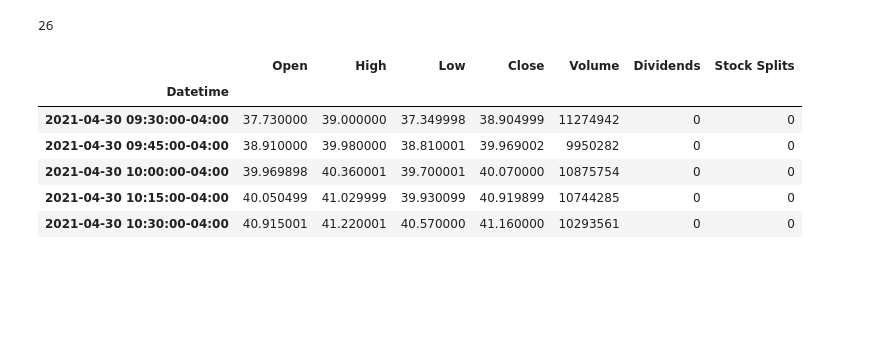
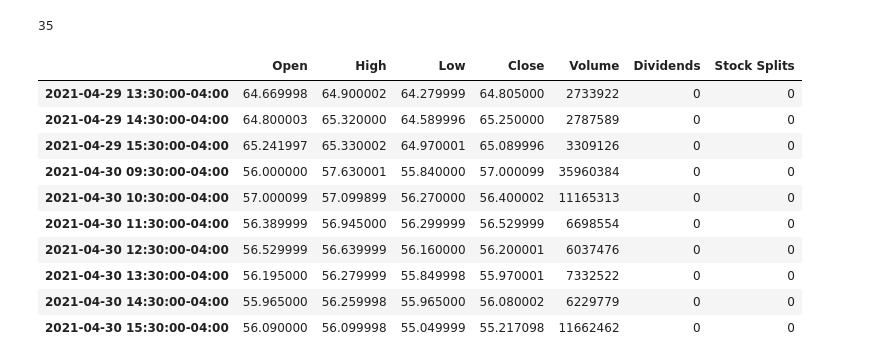
Before and after one commit to yoavnavon/stocks-bot, a Jupyter notebook: samples.ipynb, the cells around one changed output. Saved outputs shown, nothing was run; the diff lists cells and outputs as text; code cells hidden in the pictures; blank space fills up the shorter version.

```diff
--- a/samples.ipynb
+++ b/samples.ipynb
@@ -13,26 +13,30 @@ from utils import plot_history
 # %%
 sns.set_style('darkgrid')
 # %%
-ticker = "NIO"
+ticker = "TWTR"
 stock = yf.Ticker(ticker)
 # %%
-period = "1mo"
+period = "1wk"
 interval = "1h"
 #period = "1d"
 #interval = "15m"
 hist = stock.history(period=period, interval=interval)
 # %%
 print(len(hist))
-hist.head()
+hist.tail(10)
 # %% [output]
-26
+35
 |  | Open | High | Low | Close | Volume | Dividends | Stock Splits |
-| Datetime |  |  |  |  |  |  |  |
-| 2021-04-30 09:30:00-04:00 | 37.730000 | 39.000000 | 37.349998 | 38.904999 | 11274942 | 0 | 0 |
-| 2021-04-30 09:45:00-04:00 | 38.910000 | 39.980000 | 38.810001 | 39.969002 | 9950282 | 0 | 0 |
-| 2021-04-30 10:00:00-04:00 | 39.969898 | 40.360001 | 39.700001 | 40.070000 | 10875754 | 0 | 0 |
-| 2021-04-30 10:15:00-04:00 | 40.050499 | 41.029999 | 39.930099 | 40.919899 | 10744285 | 0 | 0 |
-| 2021-04-30 10:30:00-04:00 | 40.915001 | 41.220001 | 40.570000 | 41.160000 | 10293561 | 0 | 0 |
+| 2021-04-29 13:30:00-04:00 | 64.669998 | 64.900002 | 64.279999 | 64.805000 | 2733922 | 0 | 0 |
+| 2021-04-29 14:30:00-04:00 | 64.800003 | 65.320000 | 64.589996 | 65.250000 | 2787589 | 0 | 0 |
+| 2021-04-29 15:30:00-04:00 | 65.241997 | 65.330002 | 64.970001 | 65.089996 | 3309126 | 0 | 0 |
+| 2021-04-30 09:30:00-04:00 | 56.000000 | 57.630001 | 55.840000 | 57.000099 | 35960384 | 0 | 0 |
+| 2021-04-30 10:30:00-04:00 | 57.000099 | 57.099899 | 56.270000 | 56.400002 | 11165313 | 0 | 0 |
+| 2021-04-30 11:30:00-04:00 | 56.389999 | 56.945000 | 56.299999 | 56.529999 | 6698554 | 0 | 0 |
+| 2021-04-30 12:30:00-04:00 | 56.529999 | 56.639999 | 56.160000 | 56.200001 | 6037476 | 0 | 0 |
+| 2021-04-30 13:30:00-04:00 | 56.195000 | 56.279999 | 55.849998 | 55.970001 | 7332522 | 0 | 0 |
+| 2021-04-30 14:30:00-04:00 | 55.965000 | 56.259998 | 55.965000 | 56.080002 | 6229779 | 0 | 0 |
+| 2021-04-30 15:30:00-04:00 | 56.090000 | 56.099998 | 55.049999 | 55.217098 | 11662462 | 0 | 0 |
 # %%
 plot_history(hist, ticker)
 plt.show()
```
Also changed, not shown: parts of 1 cell of this notebook, 2 other files.
